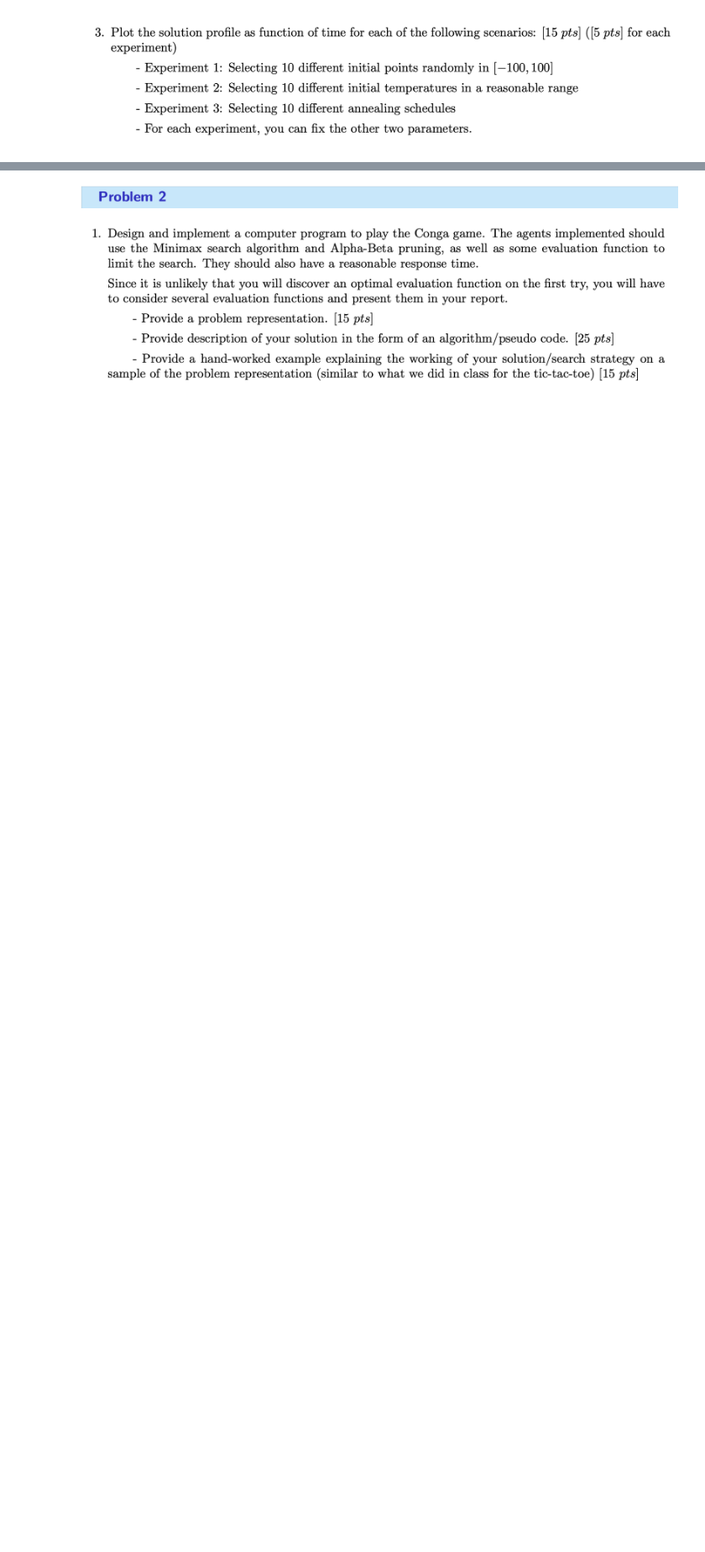
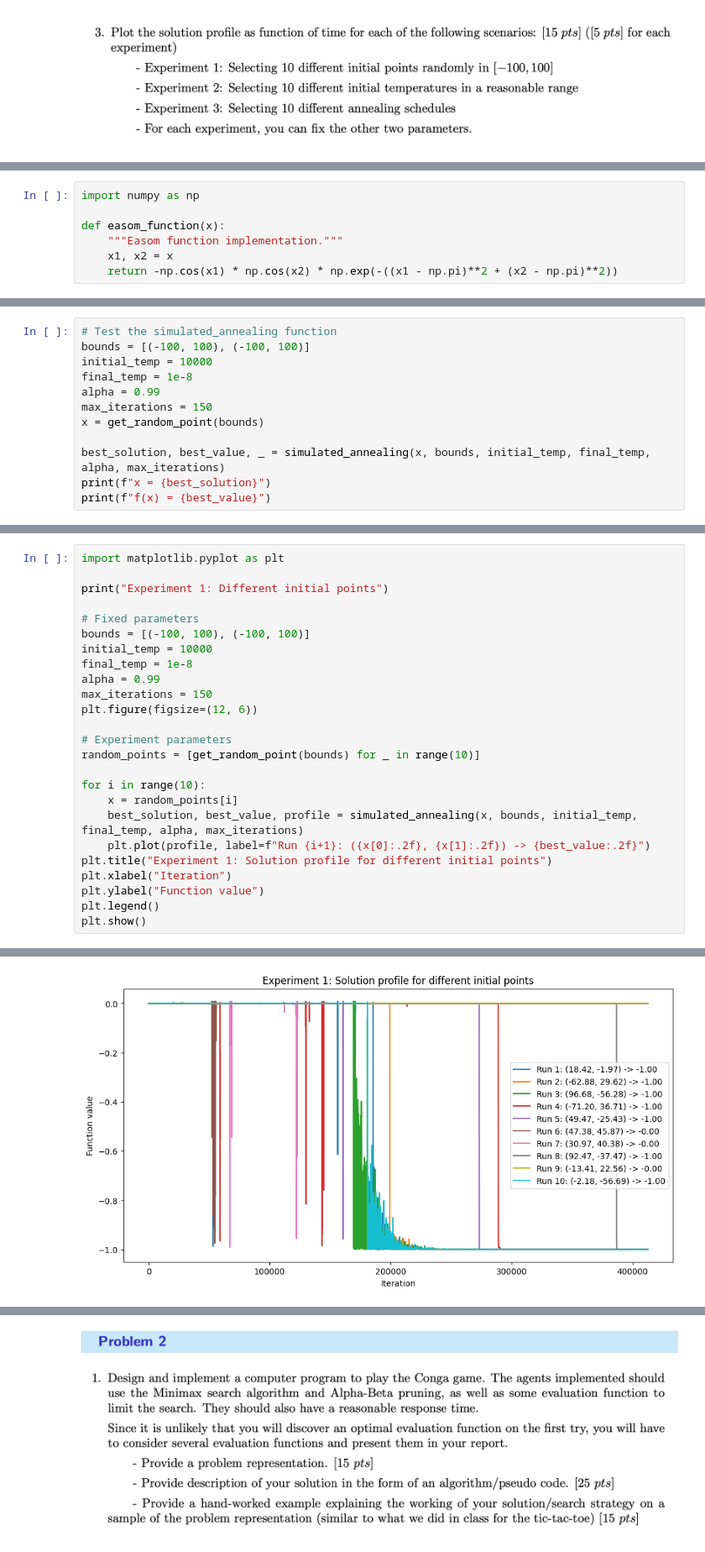
Before and after one commit to loganhartford/ece457a_a2, a Jupyter notebook: src/assignment2.ipynb, the cells around one changed output, grey strips where cells are left out. Shown at 84% size. Drawn from its saved outputs; the diff is of its cells as text; blank space fills up the shorter version.

```diff
--- a/src/assignment2.ipynb
+++ b/src/assignment2.ipynb
@@ -275,0 +104,7 @@ Iteration 0, Best solution: 0.0
+# %%
+import numpy as np
+
+def easom_function(x):
+    """Easom function implementation."""
+    x1, x2 = x
+    return -np.cos(x1) * np.cos(x2) * np.exp(-((x1 - np.pi)**2 + (x2 - np.pi)**2))
@@ -275,0 +153,12 @@ Iteration 0, Best solution: 0.0
+# %%
+# Test the simulated_annealing function
+bounds = [(-100, 100), (-100, 100)]
+initial_temp = 10000
+final_temp = 1e-8
+alpha = 0.99
+max_iterations = 150
+x = get_random_point(bounds)
+
+best_solution, best_value, _ = simulated_annealing(x, bounds, initial_temp, final_temp, alpha, max_iterations)
+print(f"x = {best_solution}")
+print(f"f(x) = {best_value}")
@@ -275,0 +168,26 @@ Iteration 0, Best solution: 0.0
+# %%
+import matplotlib.pyplot as plt
+
+print("Experiment 1: Different initial points")
+
+# Fixed parameters
+bounds = [(-100, 100), (-100, 100)]
+initial_temp = 10000
+final_temp = 1e-8
+alpha = 0.99
+max_iterations = 150
+plt.figure(figsize=(12, 6))
+
+# Experiment parameters
+random_points = [get_random_point(bounds) for _ in range(10)]
+
+for i in range(10):
+    x = random_points[i]
+    best_solution, best_value, profile = simulated_annealing(x, bounds, initial_temp, final_temp, alpha, max_iterations)
+    plt.plot(profile, label=f"Run {i+1}: ({x[0]:.2f}, {x[1]:.2f}) -> {best_value:.2f}")
+plt.title("Experiment 1: Solution profile for different initial points")
+plt.xlabel("Iteration")
+plt.ylabel("Function value")
+plt.legend()
+plt.show()
+# %% [output]
@@ -275,0 +195 @@ Iteration 0, Best solution: 0.0
+[figure, added]
```
Also changed, not shown: parts of 61 cells of this notebook, 1 other file.
